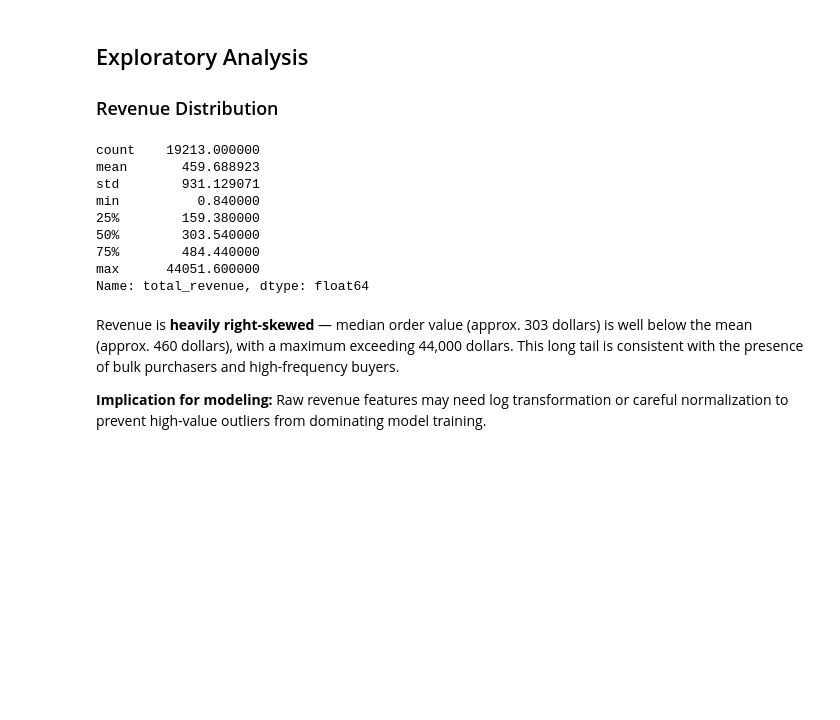
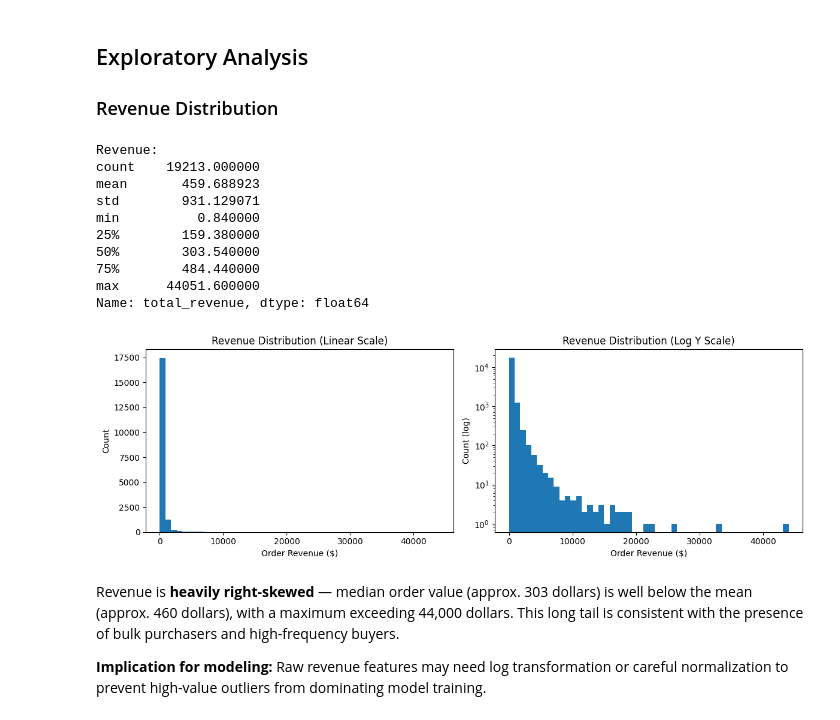
Before and after one commit to eugenefkim/engagement-risk-ml, a Jupyter notebook: notebooks/01_eda.ipynb, the cells around one changed output. Saved outputs shown, nothing was run; the diff lists cells and outputs as text; code cells hidden in the pictures; blank space fills up the shorter version.

Commit message:
feat: add distribution visualizations and restore order table

```diff
--- a/notebooks/01_eda.ipynb
+++ b/notebooks/01_eda.ipynb
@@ -170,3 +171,25 @@ Customers with cancellations:  1,798
 
 --- Overlap with gross customers ---
 Cancel customers in gross set: 1,729 (96.2%)
+# %%
+# ─────────────────────────────────────────────────────────────
+# Order-Level Table Construction
+# Aggregate line-item transactions to one row per order,
+# computing total revenue, quantity, and item diversity
+# ─────────────────────────────────────────────────────────────
+
+orders = (
+    df_clean
+    .groupby(["Customer ID", "Invoice"])
+    .agg(
+        order_ts      =("InvoiceDate",  "min"),
+        total_revenue =("Revenue",      "sum"),
+        total_qty     =("Quantity",     "sum"),
+        n_items       =("StockCode", "nunique"),
+        n_lines       =("StockCode",   "size"),
+    )
+    .reset_index()
+)
+
+print("Orders table shape:", orders.shape)
+orders.head()
@@ -203,19 +234,38 @@ Shape: (19213, 7)
 # %%
 # ─────────────────────────────────────────────────────────────
 # Revenue Distribution — Descriptive Statistics
 # ─────────────────────────────────────────────────────────────
 
-orders["total_revenue"].describe()
+print("Revenue:")
+print(orders["total_revenue"].describe())
+
+fig, axes = plt.subplots(1, 2, figsize=(12, 4))
+
+axes[0].hist(orders["total_revenue"], bins=50, edgecolor="none")
+axes[0].set_title("Revenue Distribution (Linear Scale)")
+axes[0].set_xlabel("Order Revenue ($)")
+axes[0].set_ylabel("Count")
+
+axes[1].hist(orders["total_revenue"], bins=50, edgecolor="none", log=False)
+axes[1].set_yscale("log")
+axes[1].set_title("Revenue Distribution (Log Y Scale)")
+axes[1].set_xlabel("Order Revenue ($)")
+axes[1].set_ylabel("Count (log)")
+
+plt.tight_layout()
+plt.show()
 # %% [output]
+Revenue:
 count    19213.000000
 mean       459.688923
 std        931.129071
 min          0.840000
 25%        159.380000
 50%        303.540000
 75%        484.440000
 max      44051.600000
 Name: total_revenue, dtype: float64
+[figure, added]
 # %% [markdown]
 Revenue is **heavily right-skewed** — median order value (approx. 303 dollars) is well
 below the mean (approx. 460 dollars), with a maximum exceeding 44,000 dollars. This long tail
```
Also changed, not shown: parts of 6 cells of this notebook.
